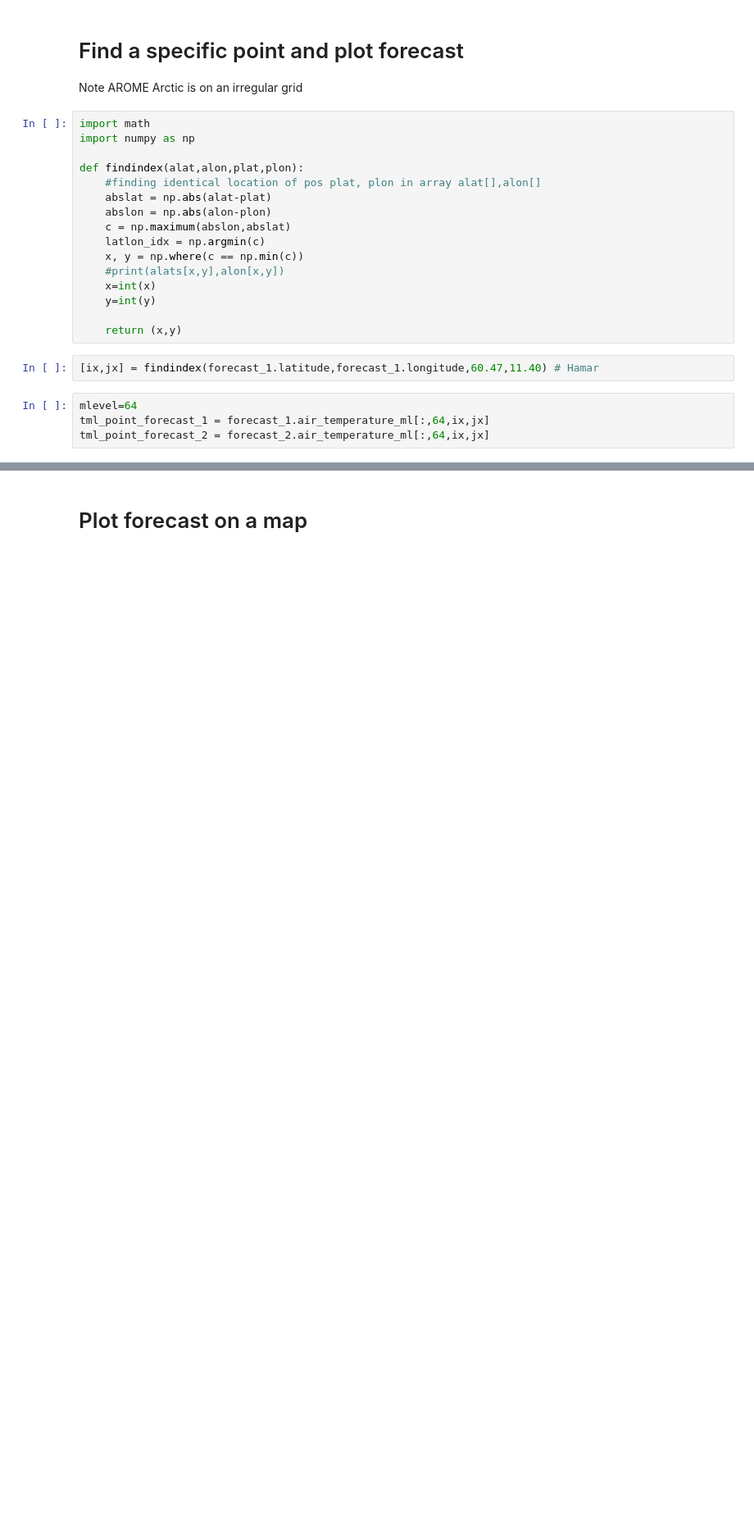
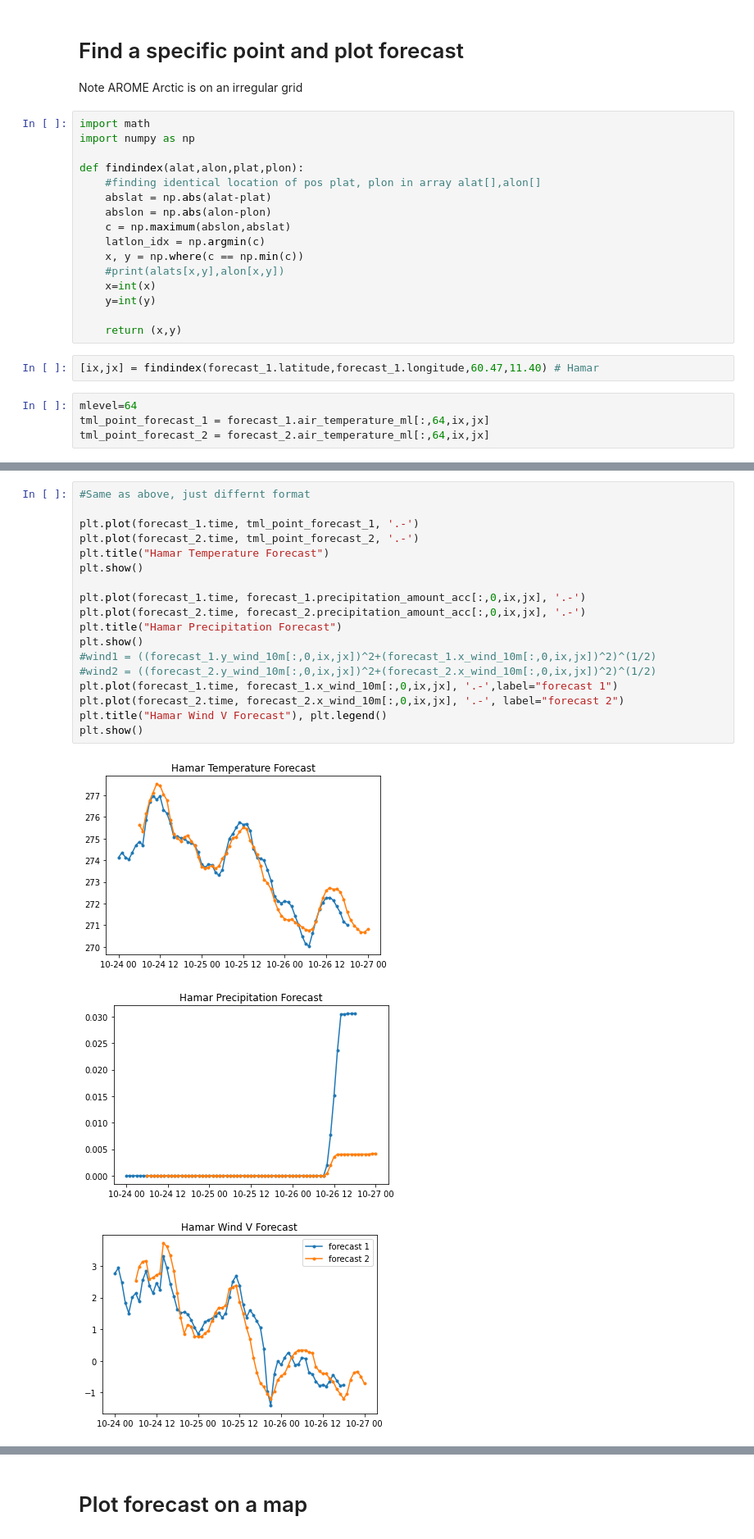
Before and after one commit to eirikngard/GEO4902, a Jupyter notebook: Data_assimilation_Eirik.ipynb, the cells around one changed output, grey strips where cells are left out. Shown at 82% size. Drawn from its saved outputs; the diff is of its cells as text; blank space fills up the shorter version.

```diff
--- a/Data_assimilation_Eirik.ipynb
+++ b/Data_assimilation_Eirik.ipynb
@@ -106,2 +74,24 @@ Text(0.5, 1.0, 'Hamar Precipitation Forecast')
+# %%
+#Same as above, just differnt format
+
+plt.plot(forecast_1.time, tml_point_forecast_1, '.-')
+plt.plot(forecast_2.time, tml_point_forecast_2, '.-')
+plt.title("Hamar Temperature Forecast")
+plt.show()
+
+plt.plot(forecast_1.time, forecast_1.precipitation_amount_acc[:,0,ix,jx], '.-')
+plt.plot(forecast_2.time, forecast_2.precipitation_amount_acc[:,0,ix,jx], '.-')
+plt.title("Hamar Precipitation Forecast")
+plt.show()
+#wind1 = ((forecast_1.y_wind_10m[:,0,ix,jx])^2+(forecast_1.x_wind_10m[:,0,ix,jx])^2)^(1/2)
+#wind2 = ((forecast_2.y_wind_10m[:,0,ix,jx])^2+(forecast_2.x_wind_10m[:,0,ix,jx])^2)^(1/2)
+plt.plot(forecast_1.time, forecast_1.x_wind_10m[:,0,ix,jx], '.-',label="forecast 1")
+plt.plot(forecast_2.time, forecast_2.x_wind_10m[:,0,ix,jx], '.-', label="forecast 2")
+plt.title("Hamar Wind V Forecast"), plt.legend()
+plt.show()
+# %% [output]
+[figure, added]
+[figure, added]
+[figure, added]
 # %%
 forecast_1
```
Also changed, not shown: parts of 24 cells of this notebook.
